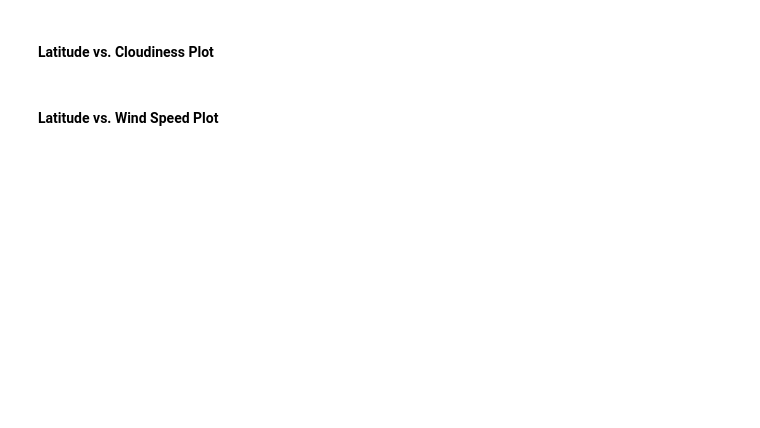
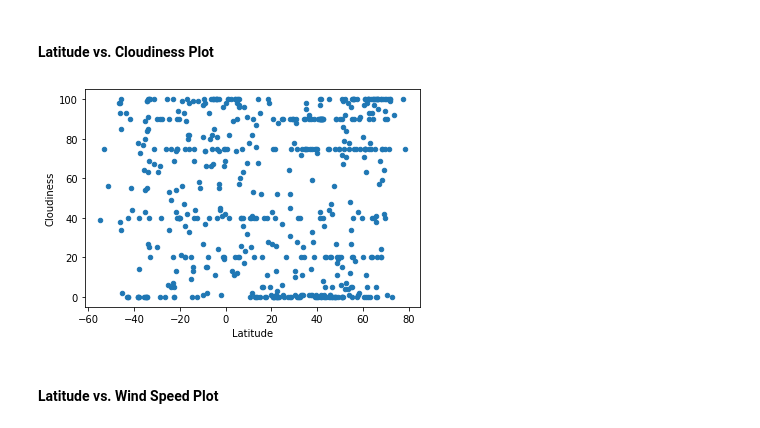
Before and after one commit to ashisharchna/python-api-challenge, a Jupyter notebook: WeatherPy/WeatherPy.ipynb, the cells around one changed output. Saved outputs shown, nothing was run; the diff lists cells and outputs as text; code cells hidden in the pictures; blank space fills up the shorter version.

```diff
--- a/WeatherPy/WeatherPy.ipynb
+++ b/WeatherPy/WeatherPy.ipynb
@@ -195,4 +185,8 @@ city_data
 # %% [markdown]
 #### Latitude vs. Cloudiness Plot
+# %%
+lat_cloud_scatter= city_data.plot.scatter(x='Latitude', y ='Cloudiness')
+# %% [output]
+[figure, added]
 # %% [markdown]
 #### Latitude vs. Wind Speed Plot
```
Also changed, not shown: parts of 16 cells of this notebook, 1 other file.
